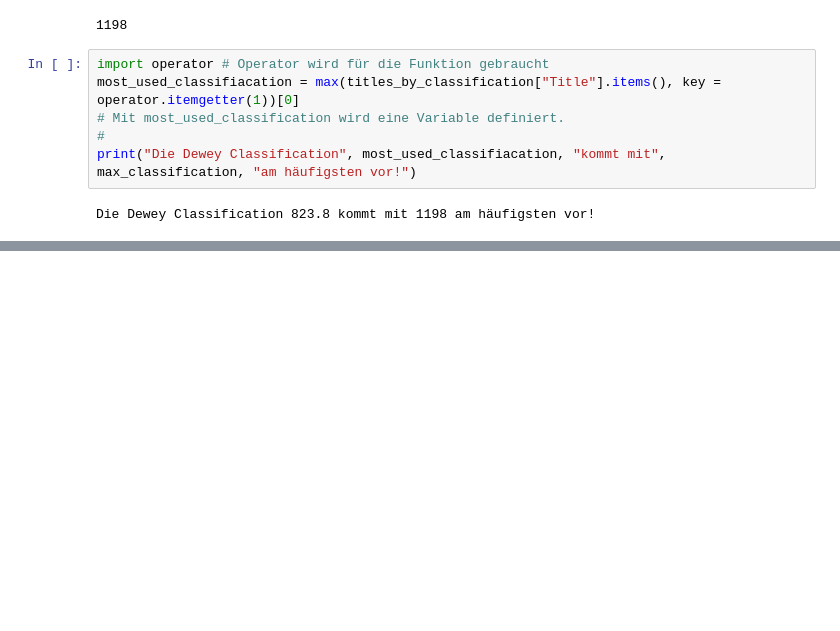
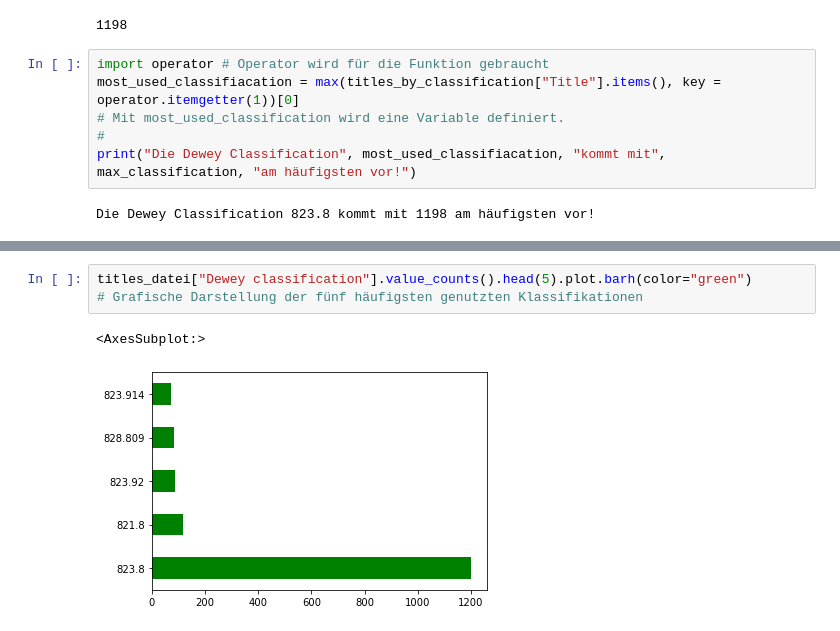
Before and after one commit to crltfrnk/2022_BdK6.5.3-P5_Gruppe_2, a Jupyter notebook: Frage_03_Klassifikationen.ipynb, the cells around one changed output, grey strips where cells are left out. Drawn from its saved outputs; the diff is of its cells as text; blank space fills up the shorter version.

```diff
--- a/Frage_03_Klassifikationen.ipynb
+++ b/Frage_03_Klassifikationen.ipynb
@@ -141,0 +154,6 @@ fünf
+# %%
+titles_datei["Dewey classification"].value_counts().head(5).plot.barh(color="green")
+# Grafische Darstellung der fünf häufigsten genutzten Klassifikationen
+# %% [output]
+<AxesSubplot:>
+[figure, added]
```
Also changed, not shown: parts of 9 cells of this notebook, 2 other files.
